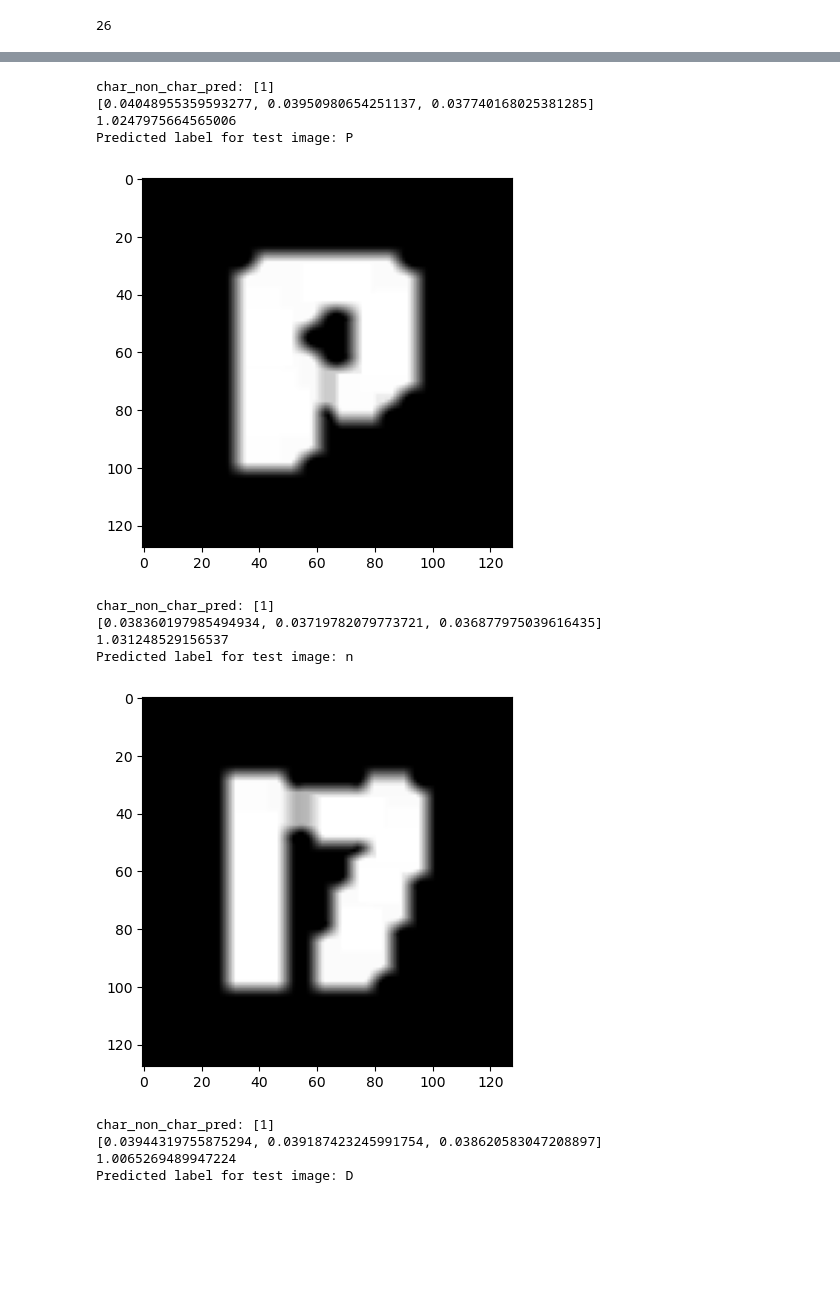
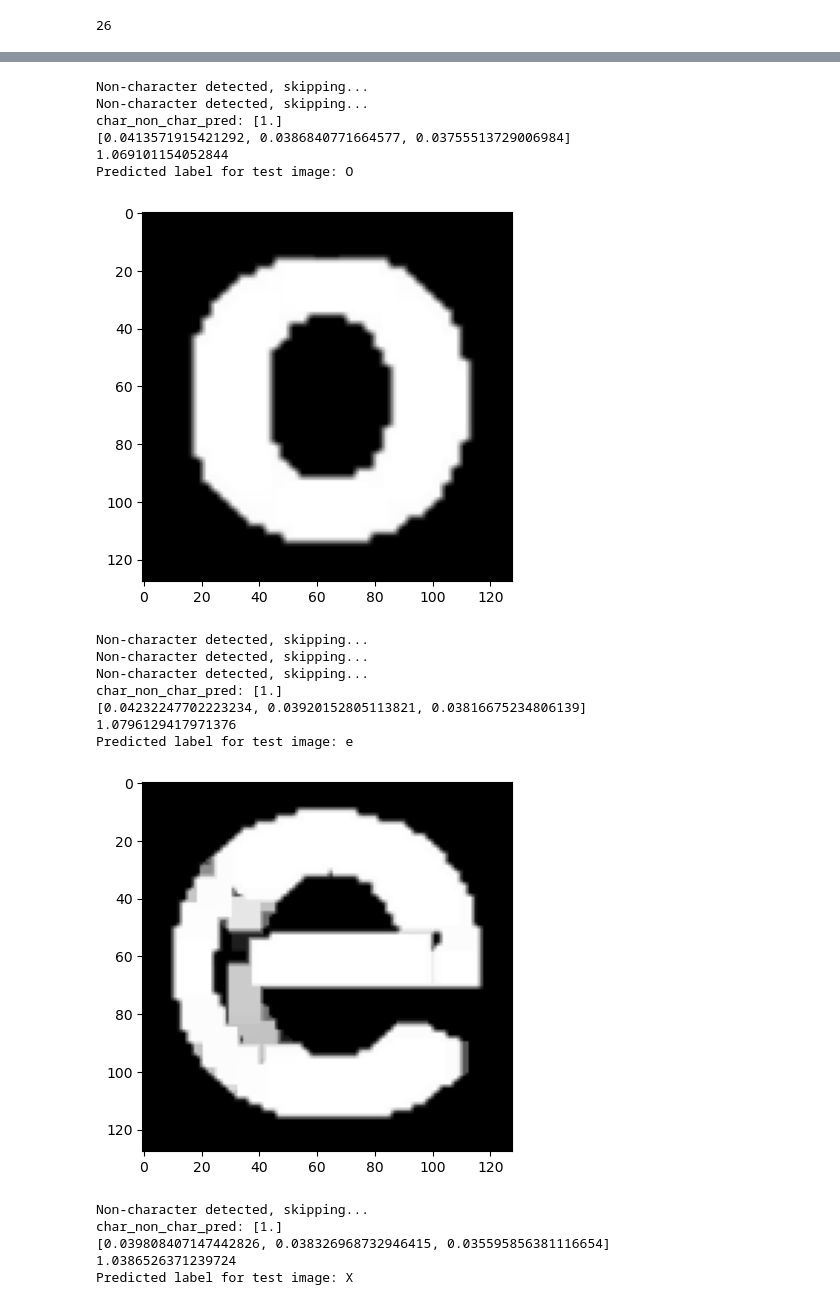
Before and after one commit to team-ronix/vidseek, a Jupyter notebook: OCR/MSER.ipynb, the cells around one changed output, grey strips where cells are left out. Saved outputs shown, nothing was run; the diff lists cells and outputs as text; code cells hidden in the pictures; blank space fills up the shorter version.

Commit message:
Create model to detect chars

```diff
--- a/OCR/MSER.ipynb
+++ b/OCR/MSER.ipynb
@@ -299,7 +299,7 @@ def sort_boxes_reading_order(boxes, y_thresh=10):
     # flatten
     return [b for line in lines for b in line]
 # %%
-char_non_char_model = joblib.load("./models/oc_svm_model.joblib")
+char_non_char_model = joblib.load("./models/is_char_svm_model.joblib")
 # %%
 unique_boxes = sort_boxes_reading_order(unique_boxes, y_thresh=10)
 words = merge_char_words(unique_boxes, x_thresh=20, y_thresh=30)
@@ -348,6 +348,9 @@ for word in words:
         features = HoG(orientations, magnitudes)
         # predicted_label, scores = predict(features)
         char_non_char_pred = char_non_char_model.predict(features.reshape(1, -1))
+        if char_non_char_pred == 0:
+            print("Non-character detected, skipping...")
+            continue
         print(f"char_non_char_pred: {char_non_char_pred}")
         predicted_label, confidence, props = predict(features)
         top3 = sorted(props[0], reverse=True)[:3]
@@ -379,14 +399,20 @@ Predicted label for test image: M
-char_non_char_pred: [1]
-[0.04048955359593277, 0.03950980654251137, 0.037740168025381285]
-1.0247975664565006
-Predicted label for test image: P
+Non-character detected, skipping...
+Non-character detected, skipping...
+char_non_char_pred: [1.]
+[0.0413571915421292, 0.0386840771664577, 0.03755513729006984]
+1.069101154052844
+Predicted label for test image: O
-[figure, old version]
+[figure, new version]
-char_non_char_pred: [1]
-[0.038360197985494934, 0.03719782079773721, 0.036877975039616435]
-1.031248529156537
-Predicted label for test image: n
+Non-character detected, skipping...
+Non-character detected, skipping...
+Non-character detected, skipping...
+char_non_char_pred: [1.]
+[0.04232247702223234, 0.03920152805113821, 0.03816675234806139]
+1.0796129417971376
+Predicted label for test image: e
-[figure, old version]
+[figure, new version]
-char_non_char_pred: [1]
-[0.03944319755875294, 0.039187423245991754, 0.038620583047208897]
-1.0065269489947224
-Predicted label for test image: D
+Non-character detected, skipping...
+char_non_char_pred: [1.]
+[0.039808407147442826, 0.038326968732946415, 0.035595856381116654]
+1.0386526371239724
+Predicted label for test image: X
```
Also changed, not shown: parts of 2 cells of this notebook, 10 other files.
